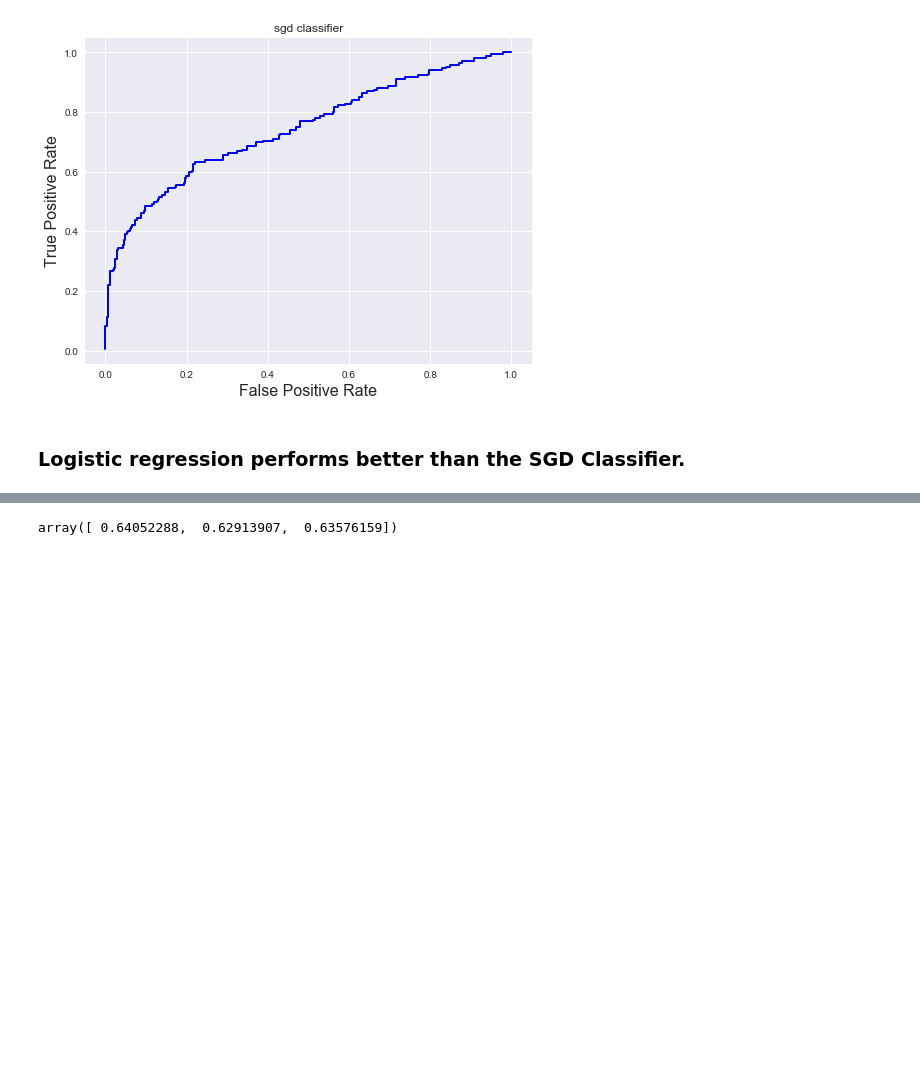
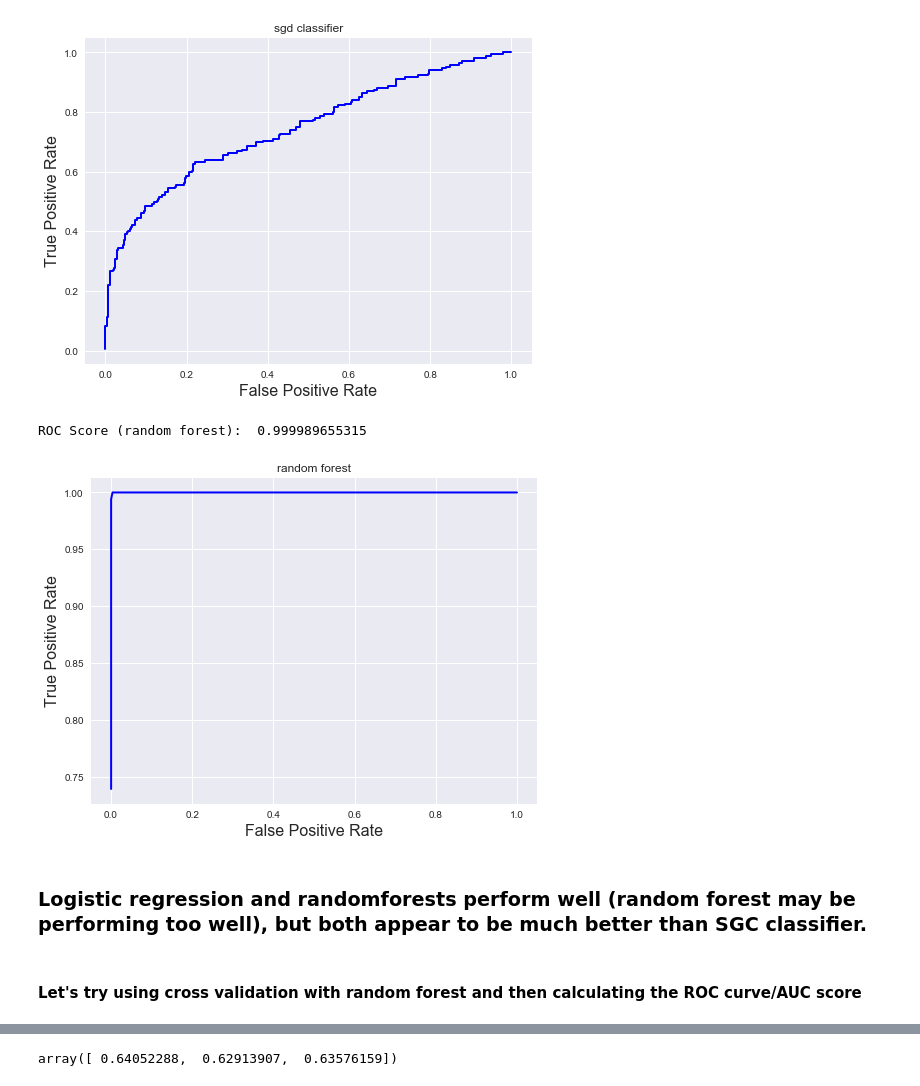
Before and after one commit to debajyoti-iitm/BreastCancerClassifier, a Jupyter notebook: code/BreastCancer_MLProject.ipynb, the cells around one changed output, grey strips where cells are left out. Drawn from its saved outputs; the diff is of its cells as text; code cells hidden in the pictures; blank space fills up the shorter version.

Commit message:
add random forests

```diff
--- a/code/BreastCancer_MLProject.ipynb
+++ b/code/BreastCancer_MLProject.ipynb
@@ -253,0 +259,3 @@ y_train.shape
+# %%
+rf = RandomForestClassifier(random_state=42)
+rf.fit(X_train, y_train)
@@ -253,0 +290,3 @@ y_train.shape
+# %%
+y_proba_rf = rf.predict_proba(X_train)
+rf_scores = y_proba_rf[:, 1] # get the score of the positive class
@@ -278,5 +318,12 @@ ROC_curve('sgd classifier', y_train, sgd_scores)
 # %% [output]
 ROC Score (sgd classifier):  0.745106964042
 [figure]
-# %% [markdown]
-### Logistic regression performs better than the SGD Classifier.
+# %%
+ROC_curve('random forest', y_train, rf_scores)
+# %% [output]
+ROC Score (random forest):  0.999989655315
+[figure, added]
+# %% [markdown]
+### Logistic regression and randomforests perform well (random forest may be performing too well), but both appear to be much better than SGC classifier.
+# %% [markdown]
+#### Let's try using cross validation with random forest and then calculating the ROC curve/AUC score
```
Also changed, not shown: parts of 31 cells of this notebook.
